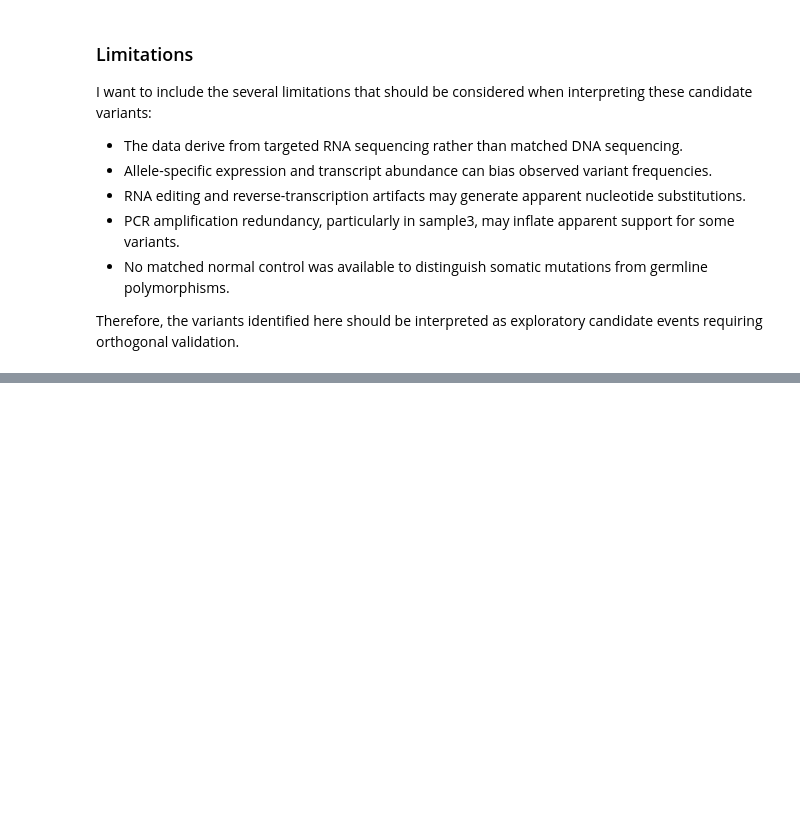
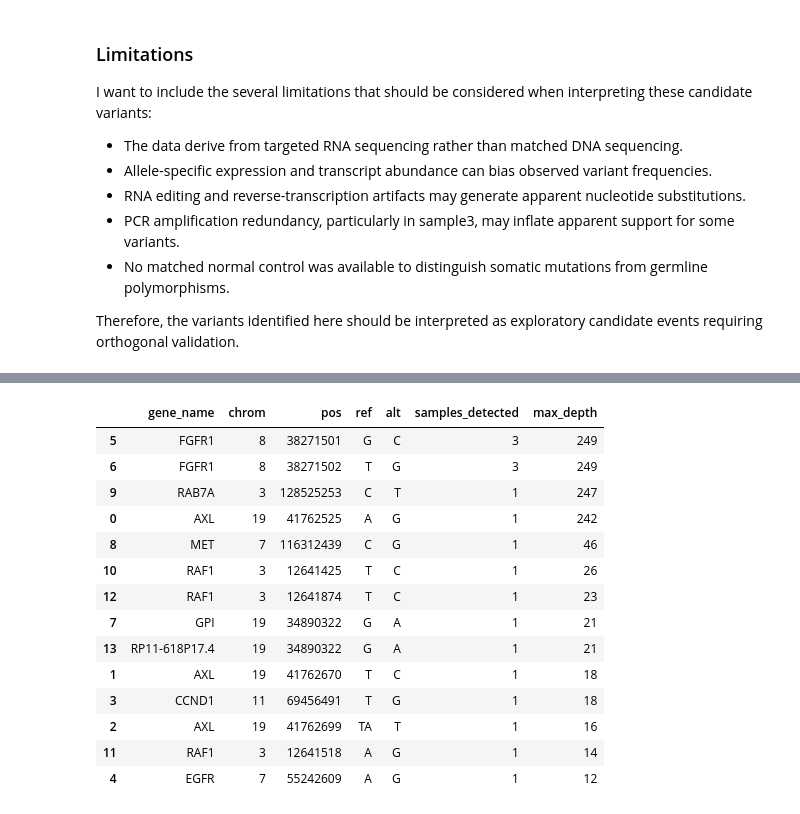
Before and after one commit to jriv724/smallRNA_analysis, a Jupyter notebook: notebooks/03_variant_analysis.ipynb, the cells around one changed output, grey strips where cells are left out. Cells and saved outputs as stored; diff of their text form; code cells hidden in the pictures; blank space fills up the shorter version.

```diff
--- a/notebooks/03_variant_analysis.ipynb
+++ b/notebooks/03_variant_analysis.ipynb
@@ -340,0 +925,34 @@ Therefore, the variants identified here should be interpreted as exploratory can
+# %%
+recurrent_table = (
+    variant_annot
+    .groupby(
+        ["gene_name","chrom","pos","ref","alt"]
+    )
+    .agg(
+        samples_detected=("sample","nunique"),
+        max_depth=("depth","max")
+    )
+    .reset_index()
+    .sort_values(
+        ["samples_detected","max_depth"],
+        ascending=[False,False]
+    )
+)
+# %%
+recurrent_table.t
+# %% [output]
+|  | gene_name | chrom | pos | ref | alt | samples_detected | max_depth |
+| 5 | FGFR1 | 8 | 38271501 | G | C | 3 | 249 |
+| 6 | FGFR1 | 8 | 38271502 | T | G | 3 | 249 |
+| 9 | RAB7A | 3 | 128525253 | C | T | 1 | 247 |
+| 0 | AXL | 19 | 41762525 | A | G | 1 | 242 |
+| 8 | MET | 7 | 116312439 | C | G | 1 | 46 |
+| 10 | RAF1 | 3 | 12641425 | T | C | 1 | 26 |
+| 12 | RAF1 | 3 | 12641874 | T | C | 1 | 23 |
+| 7 | GPI | 19 | 34890322 | G | A | 1 | 21 |
+| 13 | RP11-618P17.4 | 19 | 34890322 | G | A | 1 | 21 |
+| 1 | AXL | 19 | 41762670 | T | C | 1 | 18 |
+| 3 | CCND1 | 11 | 69456491 | T | G | 1 | 18 |
+| 2 | AXL | 19 | 41762699 | TA | T | 1 | 16 |
+| 11 | RAF1 | 3 | 12641518 | A | G | 1 | 14 |
+| 4 | EGFR | 7 | 55242609 | A | G | 1 | 12 |
```
Also changed, not shown: parts of 4 cells of this notebook, 54 other files.
